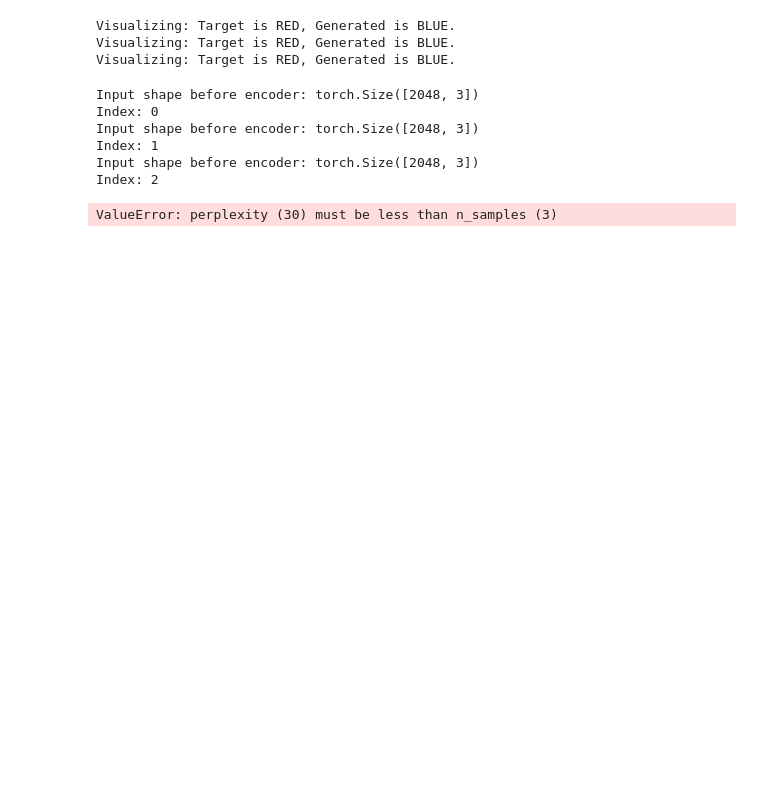
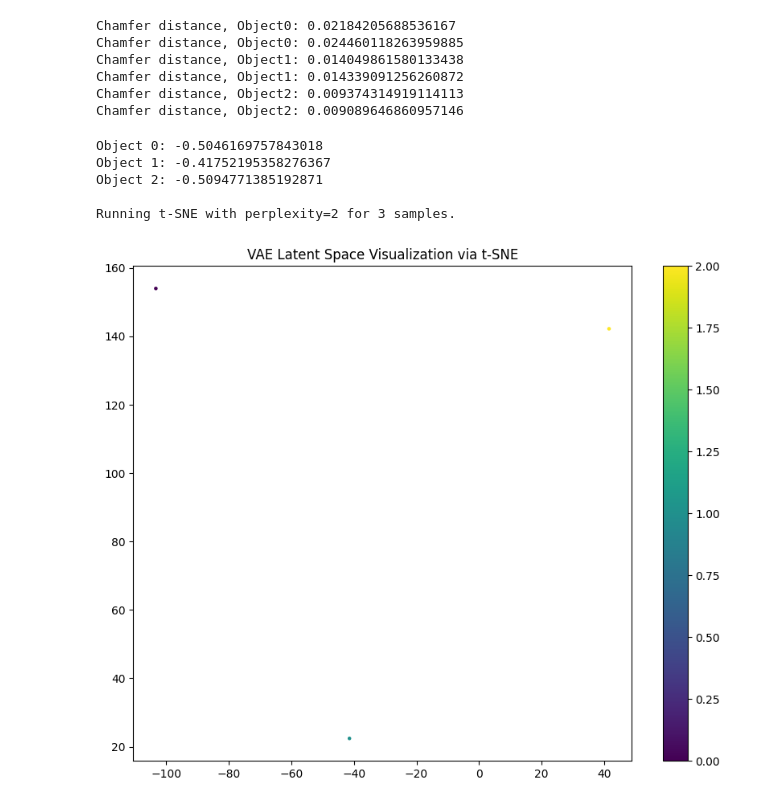
Before and after one commit to Jankula/tum-adlr-ss26-07, a Jupyter notebook: diffusion_autoencoder/train.ipynb, the cells around one changed output. Saved outputs shown, nothing was run; the diff lists cells and outputs as text; code cells hidden in the pictures; blank space fills up the shorter version.

```diff
--- a/diffusion_autoencoder/train.ipynb
+++ b/diffusion_autoencoder/train.ipynb
@@ -21,14 +24,14 @@ The autoreload extension is already loaded. To reload it, use:
 # %%
 # Model name
 current_time = datetime.datetime.now().strftime("%b%d_%H-%M")
-denoiser_name = "1_Objects_100epochs_32batch_KL0.0001"
+denoiser_name = "3_Objects_50epochs_16batch_KL0.001_hidden_dec128_time_emb"
 experiment_name = f"{current_time}_{denoiser_name}"
 
 
 config = {
     'experiment_name': experiment_name,
     'device': 'cuda:0',
-    'batch_size': 32,
+    'batch_size': 16,
     'resume_ckpt': None,
     'learning_rate': 0.0004,
     'step_size': 10, # scheduler step, one step is one batch
@@ -58,8 +61,8 @@ trainloader = torch.utils.data.DataLoader(trainset, batch_size=config['batch_siz
 # valset = dataset.Dataset('val', config['timesteps'])
 # valloader = torch.utils.data.DataLoader(valset, batch_size=config['batch_size'], shuffle=False, num_workers=0)
 
-encoder = Encoder(number_points=2048, in_channels=3, hidden_channels=128, latent_dim=64, clamp=False)
-decoder = Decoder(number_points=2048, point_dim=3, hidden_dim=128, latent_dim=64, timesteps=1000, beta_start=1e-4, beta_end=0.02)
+encoder = Encoder(number_points=2048, in_channels=3, hidden_channels=64, latent_dim=32, clamp=False)
+decoder = Decoder(number_points=2048, point_dim=3, hidden_dim=128, latent_dim=32, timesteps=1000, beta_start=1e-4, beta_end=0.02)
 
 # move model to specified device
 encoder.to(device)
@@ -156,25 +137,29 @@ utils.reload_model(encoder, decoder, None, None, experiment_name, 'best', device
  {'last_epoch': 0})
 # %%
 generateDDIM = 1
-generateDDPM = 1
+generateDDPM = 0
 number_of_points = 2048
-DDIM_steps = 60
+DDIM_steps = 50
 number_of_DDIM_iterations = 2
 save = False
-start = 20
 
 if generateDDIM:
-    for i in range(start, start + number_of_DDIM_iterations):
-        object_index = 0
-        mean, log_variance = encoder(trainset[object_index].unsqueeze(0))
-        code = encoder.sample_latent_z(mean, log_variance)
-        generated_pc_ddim = sample_ddim(decoder, code, n_points=number_of_points, steps=DDIM_steps)
-        generated_pcd_ddim = trimesh.PointCloud(generated_pc_ddim.squeeze().cpu().numpy())
-        utils.visualize_comparison(trainset[object_index], generated_pc_ddim, window_name="DDIM Target (Red) vs Generated (Blue)")
-        if save:
-            path = pathlib.Path(f"output/{experiment_name}")
-            path.mkdir(parents=True, exist_ok=True)
-            generated_pcd_ddim.export(path / f"ddim{DDIM_steps}_{number_of_points}_{i}.obj")
+    for object_index in range(trainset.real_length):
+        for i in range(number_of_DDIM_iterations):
+            mean, log_variance = encoder(trainset[object_index].unsqueeze(0))
+            code = encoder.sample_latent_z(mean, log_variance)
+
+            generated_pc_ddim = sample_ddim(decoder, code, n_points=number_of_points, steps=DDIM_steps)
+            generated_pcd_ddim = trimesh.PointCloud(generated_pc_ddim.squeeze().cpu().numpy())
+
+            dist, _ = chamfer_distance(trainset[object_index].unsqueeze(0), generated_pc_ddim)
+            print(f"Chamfer distance, Object{object_index}: {dist}")
+            utils.visualize_comparison(trainset[object_index], generated_pc_ddim, window_name="DDIM Target (Red) vs Generated (Blue)")
+
+            if save:
+                path = pathlib.Path(f"output/{experiment_name}")
+                path.mkdir(parents=True, exist_ok=True)
+                generated_pcd_ddim.export(path / f"ddim{DDIM_steps}_{number_of_points}_{i}.obj")
 
 if generateDDPM:
         object_index = 0
@@ -184,56 +169,59 @@ if generateDDPM:
         generated_pcd_ddim = trimesh.PointCloud(generated_pc_ddim.squeeze().cpu().numpy())
         utils.visualize_comparison(trainset[object_index], generated_pc_ddim, window_name="DDIM Target (Red) vs Generated (Blue)")
 # %% [output]
-Visualizing: Target is RED, Generated is BLUE.
-Visualizing: Target is RED, Generated is BLUE.
-Visualizing: Target is RED, Generated is BLUE.
+Chamfer distance, Object0: 0.02184205688536167
+Chamfer distance, Object0: 0.024460118263959885
+Chamfer distance, Object1: 0.014049861580133438
+Chamfer distance, Object1: 0.014339091256260872
+Chamfer distance, Object2: 0.009374314919114113
+Chamfer distance, Object2: 0.009089646860957146
 # %%
 #VAE latent space visualization
 import torch
 import numpy as np
 from sklearn.manifold import TSNE
 import matplotlib.pyplot as plt
 
 # 1. Extract latent representations
 encoder.eval()
 all_latents = []
 all_labels = []
 
-testset = dataset.Dataset('test', config['timesteps'])
-
 with torch.no_grad():
-    for index in range(len(testset)):
-        data = testset[index]
+    for index in range(trainset.real_length):
+        data = trainset[index]
         data = data.to(device)
-        print(f"Input shape before encoder: {data.shape}")
-        print(f"Index: {index}")
-        # Assuming your encoder returns mu and logvar
         mu, _ = encoder(data.unsqueeze(0))
+        mu_list = mu.squeeze().tolist()
+        formatted_dims = [f"{val:.3f}" for val in mu_list]
+        # mu_list = [float(x) for x in formatted_dims]
+        print(f"Object {index}: {mu.mean()}")
         all_latents.append(mu.cpu().numpy())
         all_labels.append(index)
 
 latents = np.concatenate(all_latents, axis=0)
 labels = np.array(all_labels)
 
 # 2. Run t-SNE
 # 'perplexity' controls the balance between local and global structure (try 30-50)
-tsne = TSNE(n_components=2, perplexity=30, random_state=42, n_jobs=-1)
+perplexity = min(30, trainset.real_length - 1)
+print(f"\nRunning t-SNE with perplexity={perplexity} for {trainset.real_length} samples.")
+tsne = TSNE(n_components=2, perplexity=perplexity, random_state=42, n_jobs=-1)
 latents_2d = tsne.fit_transform(latents)
 
 # 3. Visualize
 plt.figure(figsize=(10, 8))
 scatter = plt.scatter(latents_2d[:, 0], latents_2d[:, 1], c=labels, cmap='viridis', s=5)
 plt.colorbar(scatter)
 plt.title("VAE Latent Space Visualization via t-SNE")
 plt.show()
 # %% [output]
-Input shape before encoder: torch.Size([2048, 3])
-Index: 0
-Input shape before encoder: torch.Size([2048, 3])
-Index: 1
-Input shape before encoder: torch.Size([2048, 3])
-Index: 2
+Object 0: -0.5046169757843018
+Object 1: -0.41752195358276367
+Object 2: -0.5094771385192871
+
+Running t-SNE with perplexity=2 for 3 samples.
-ValueError: perplexity (30) must be less than n_samples (3)
+[figure, added]
 # %%
 #Decoder interpolation
 # %%
```
Also changed, not shown: parts of 5 cells of this notebook, 5 other files.
